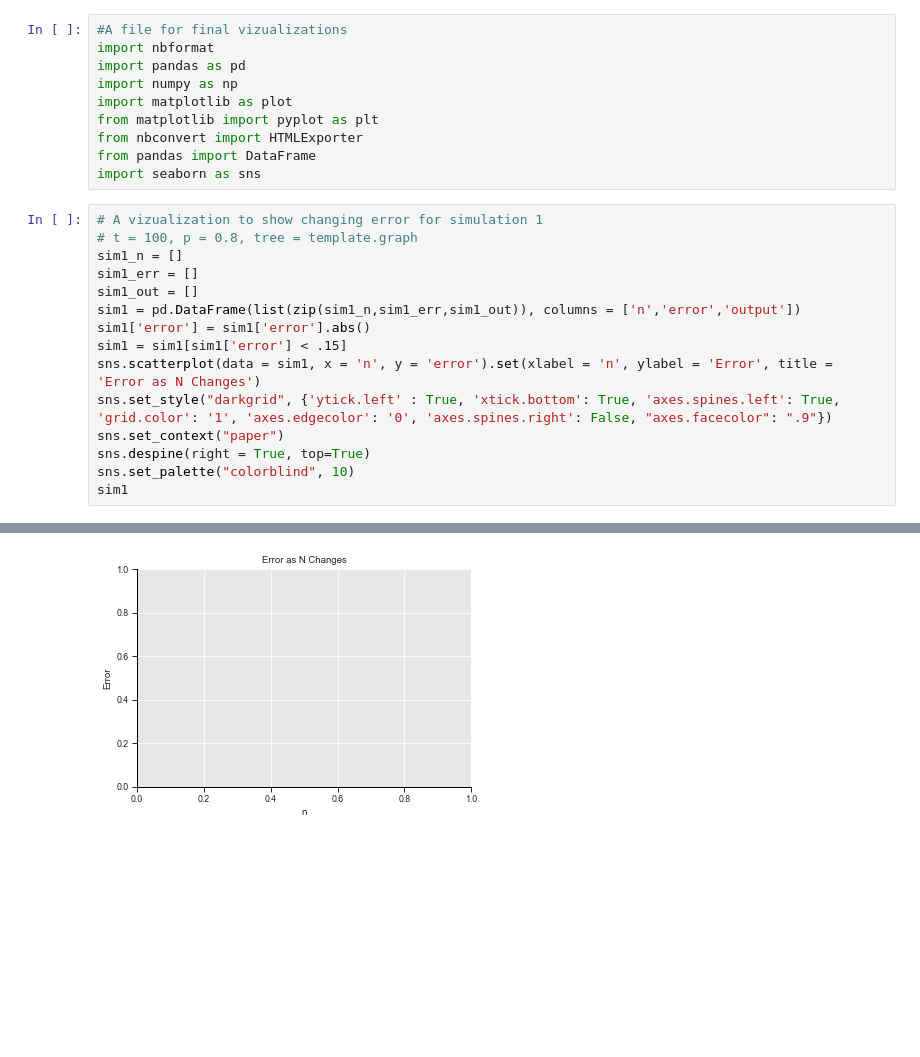
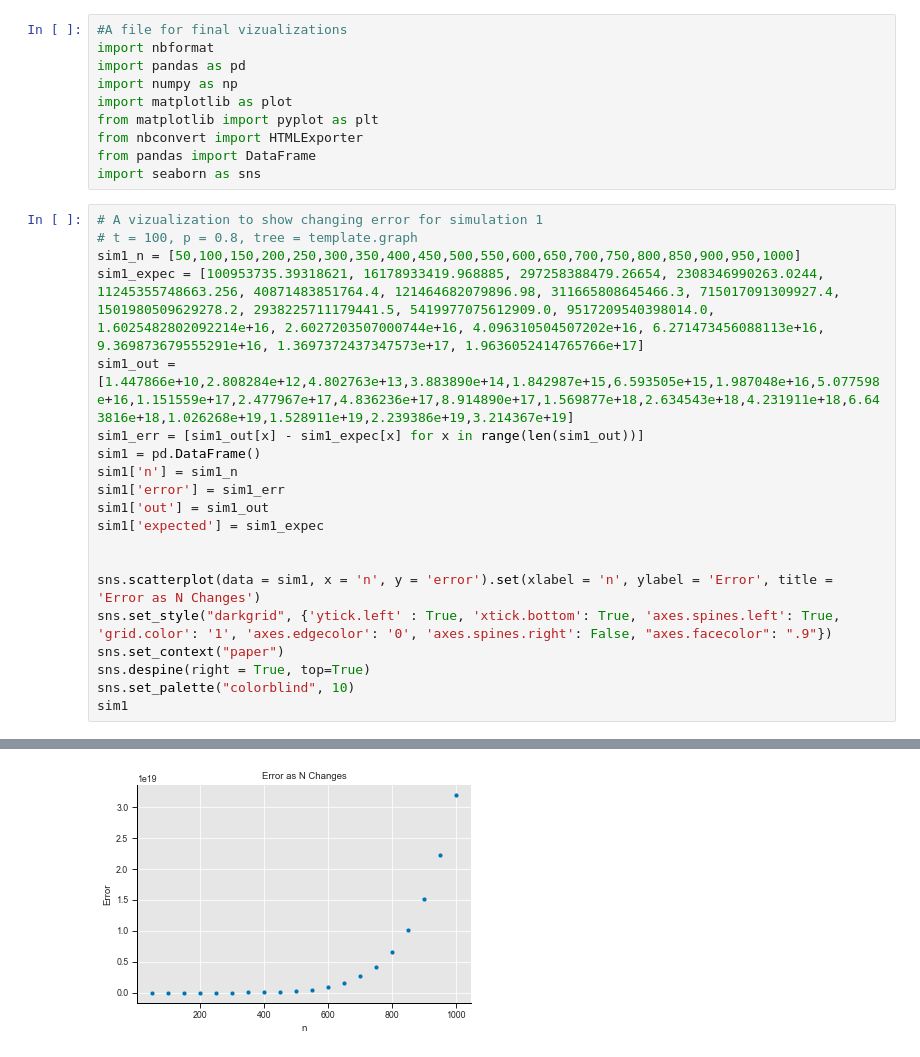
Before and after one commit to louishu17/tree_color_coding_task, a Jupyter notebook: Jupyter Vizualizations/fascia_viz.ipynb, the cells around one changed output, grey strips where cells are left out. Cells and saved outputs as stored; diff of their text form; blank space fills up the shorter version.

Commit message:
error graph

```diff
--- a/Jupyter Vizualizations/fascia_viz.ipynb
+++ b/Jupyter Vizualizations/fascia_viz.ipynb
@@ -11,12 +11,17 @@ import seaborn as sns
 # %%
 # A vizualization to show changing error for simulation 1
 # t = 100, p = 0.8, tree = template.graph
-sim1_n = []
-sim1_err = []
-sim1_out = []
-sim1 = pd.DataFrame(list(zip(sim1_n,sim1_err,sim1_out)), columns = ['n','error','output'])
-sim1['error'] = sim1['error'].abs()
-sim1 = sim1[sim1['error'] < .15]
+sim1_n = [50,100,150,200,250,300,350,400,450,500,550,600,650,700,750,800,850,900,950,1000]
+sim1_expec = [100953735.39318621, 16178933419.968885, 297258388479.26654, 2308346990263.0244, 11245355748663.256, 40871483851764.4, 121464682079896.98, 311665808645466.3, 715017091309927.4, 1501980509629278.2, 2938225711179441.5, 5419977075612909.0, 9517209540398014.0, 1.6025482802092214e+16, 2.6027203507000744e+16, 4.096310504507202e+16, 6.271473456088113e+16, 9.369873679555291e+16, 1.3697372437347573e+17, 1.9636052414765766e+17]
+sim1_out = [1.447866e+10,2.808284e+12,4.802763e+13,3.883890e+14,1.842987e+15,6.593505e+15,1.987048e+16,5.077598e+16,1.151559e+17,2.477967e+17,4.836236e+17,8.914890e+17,1.569877e+18,2.634543e+18,4.231911e+18,6.643816e+18,1.026268e+19,1.528911e+19,2.239386e+19,3.214367e+19]
+sim1_err = [sim1_out[x] - sim1_expec[x] for x in range(len(sim1_out))]
+sim1 = pd.DataFrame()
+sim1['n'] = sim1_n
+sim1['error'] = sim1_err
+sim1['out'] = sim1_out
+sim1['expected'] = sim1_expec
+
+
 sns.scatterplot(data = sim1, x = 'n', y = 'error').set(xlabel = 'n', ylabel = 'Error', title = 'Error as N Changes')
 sns.set_style("darkgrid", {'ytick.left' : True, 'xtick.bottom': True, 'axes.spines.left': True, 'grid.color': '1', 'axes.edgecolor': '0', 'axes.spines.right': False, "axes.facecolor": ".9"})
 sns.set_context("paper")
@@ -28 +49 @@ sim1
-[figure, old version]
+[figure, new version]
```
Also changed, not shown: parts of 1 cell of this notebook, 1 other file.
